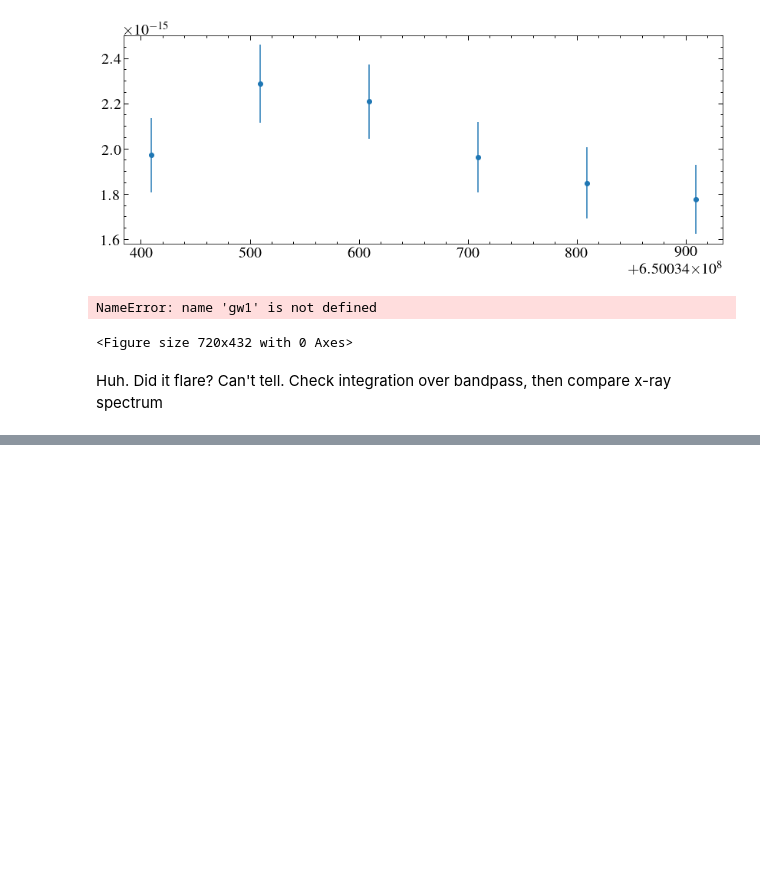
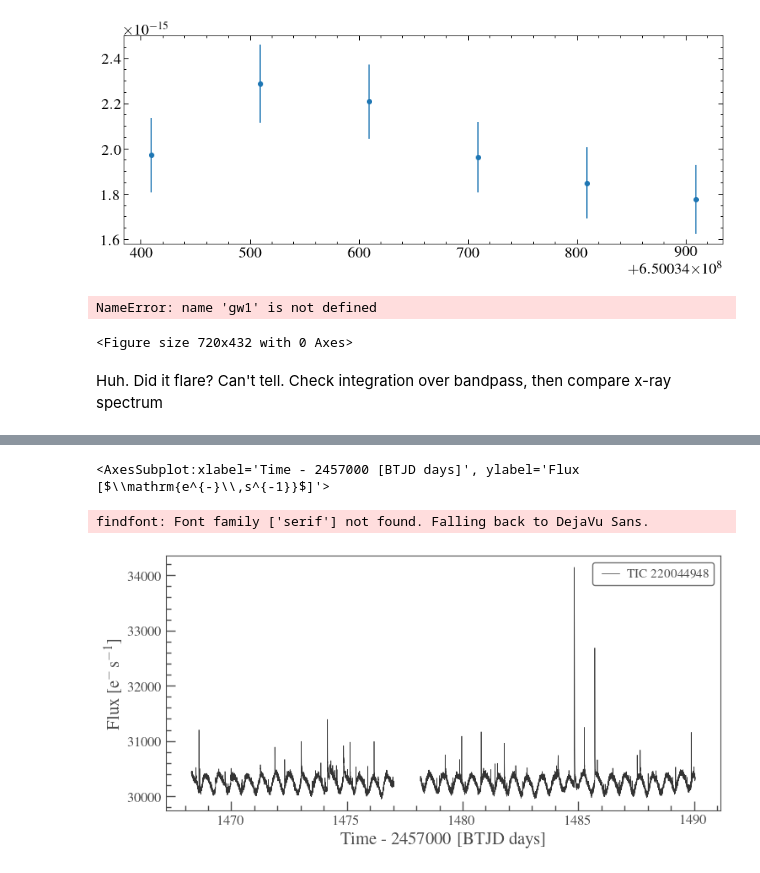
Before and after one commit to davidjwilson/gj207.1, a Jupyter notebook: gj_207.ipynb, the cells around one changed output, grey strips where cells are left out. Saved outputs shown, nothing was run; the diff lists cells and outputs as text; code cells hidden in the pictures; blank space fills up the shorter version.

```diff
--- a/gj_207.ipynb
+++ b/gj_207.ipynb
@@ -473,0 +478,3 @@ galex_error =  (1 / np.sum(1/(e1**2)))**0.5
+# %%
+search_result = lk.search_lightcurve('GJ207.1')
+search_result
@@ -473,0 +491,8 @@ galex_error =  (1 / np.sum(1/(e1**2)))**0.5
+# %%
+lc = search_result[0].download(download_dir='data/')
+# %%
+lc.plot()
+# %% [output]
+<AxesSubplot:xlabel='Time - 2457000 [BTJD days]', ylabel='Flux [$\\mathrm{e^{-}\\,s^{-1}}$]'>
+findfont: Font family ['serif'] not found. Falling back to DejaVu Sans.
+[figure, added]
```
Also changed, not shown: parts of 3 cells of this notebook, 7 other files.
